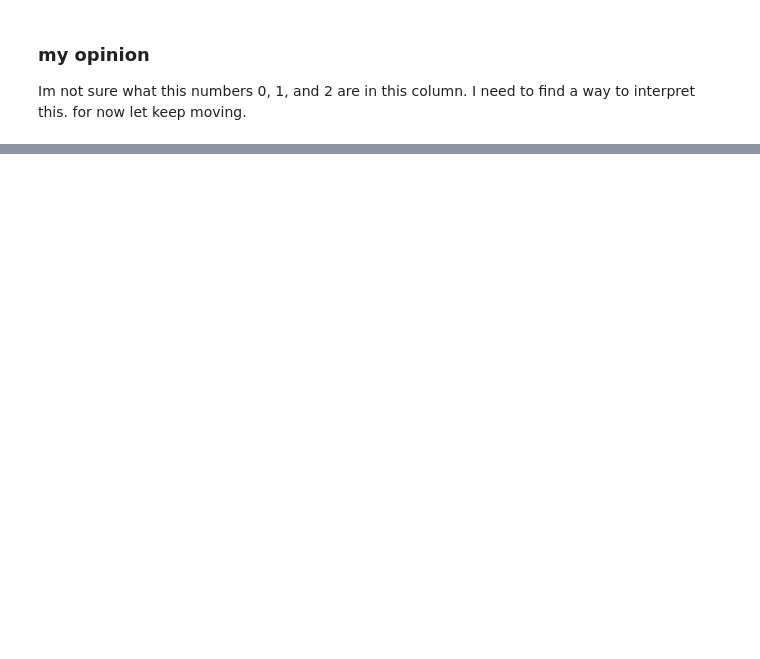
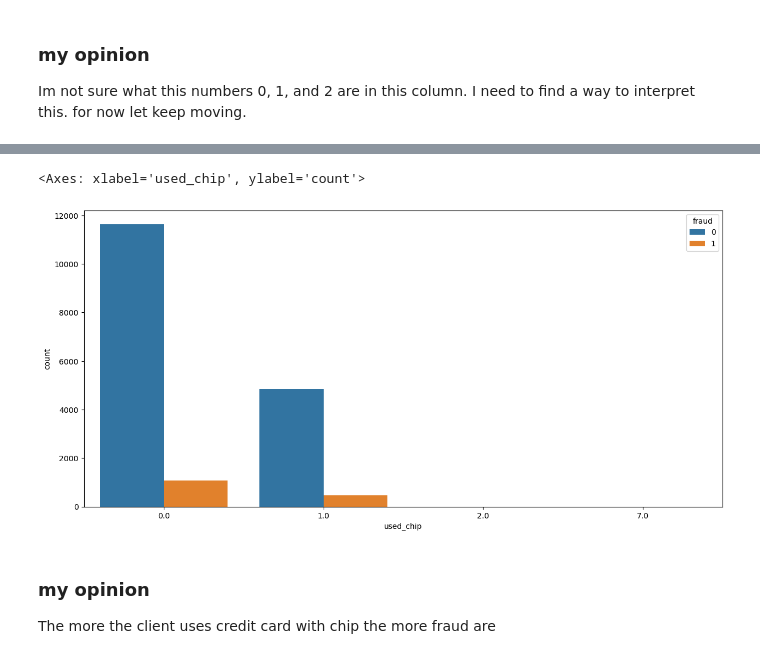
Before and after one commit to robson-quaresma/global-hack-week-detect-credit-card-fraud, a Jupyter notebook: model.ipynb, the cells around one changed output, grey strips where cells are left out. Drawn from its saved outputs; the diff is of its cells as text; code cells hidden in the pictures; blank space fills up the shorter version.

```diff
--- a/model.ipynb
+++ b/model.ipynb
@@ -212,0 +228,9 @@ Im not sure what this numbers 0, 1, and 2 are in this column. I need to find a w
+# %%
+fig, ax = plt.subplots(figsize=(15,7))
+sns.countplot(train, x="used_chip", hue="fraud")
+# %% [output]
+<Axes: xlabel='used_chip', ylabel='count'>
+[figure, added]
+# %% [markdown]
+### my opinion
+The more the client uses credit card with chip the more fraud are
```
Also changed, not shown: parts of 13 cells of this notebook, 1 other file.
